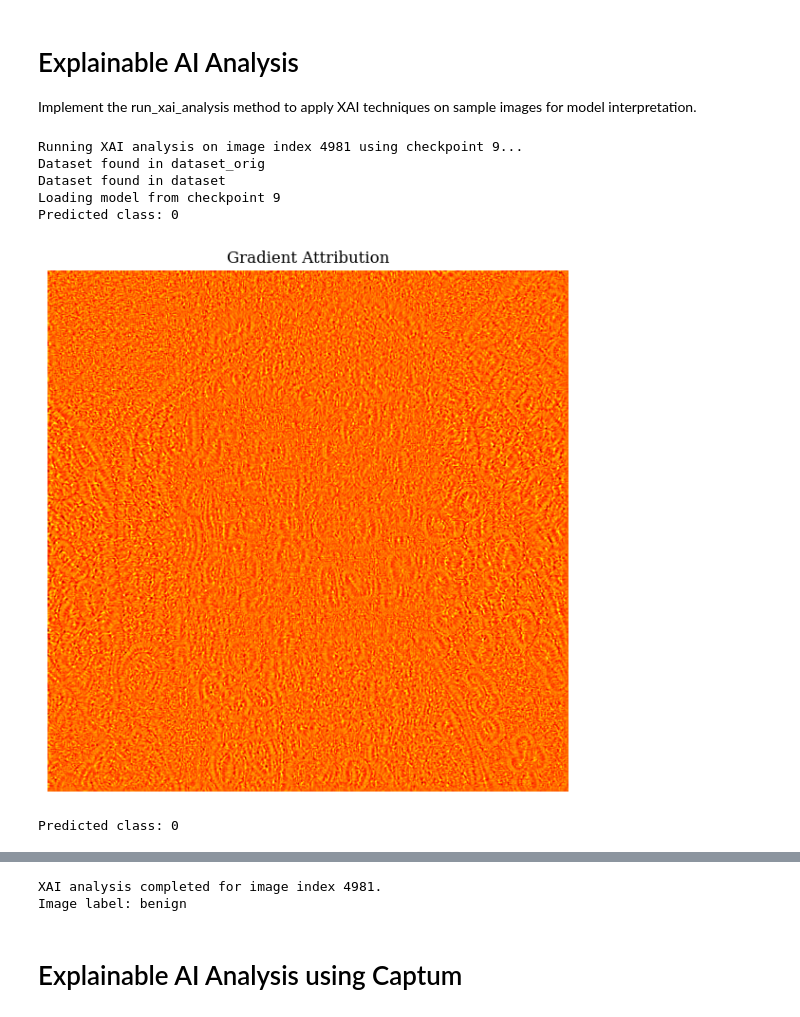
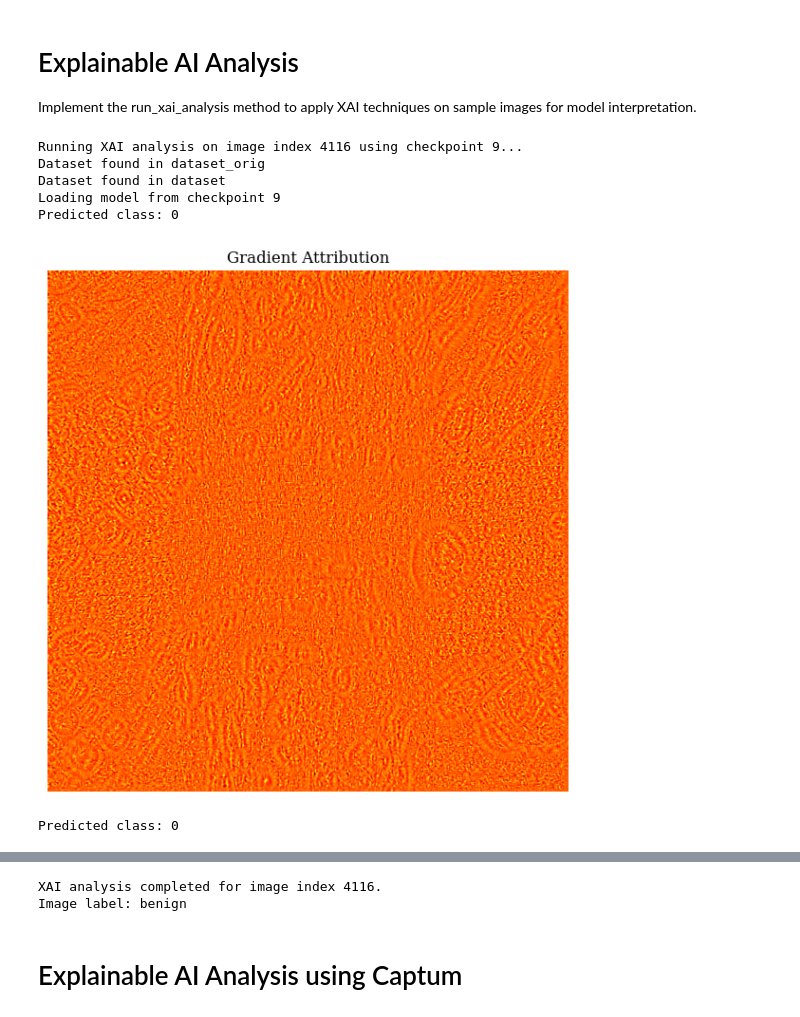
Before and after one commit to LorenzoMioso/VisualIntelligence, a Jupyter notebook: main.ipynb, the cells around one changed output, grey strips where cells are left out. Drawn from its saved outputs; the diff is of its cells as text; code cells hidden in the pictures.

```diff
--- a/main.ipynb
+++ b/main.ipynb
@@ -199,24 +199,24 @@ Implement the run_xai_analysis method to apply XAI techniques on sample images f
 # %%
 # Explainable AI Analysis: Apply XAI techniques on sample images for model interpretation
 
 # Specify the checkpoint ID and image index for analysis
 checkpoint_id = 9  # Specify the checkpoint ID to load the model
-image_idx = 4981  # Specify the index of the image to analyze
+image_idx = 4116  # Specify the index of the image to analyze
 
 # Run the XAI analysis using the run_xai_analysis method
 print(
     f"Running XAI analysis on image index {image_idx} using checkpoint {checkpoint_id}..."
 )
 image, label = runner.run_xai_analysis(checkpoint_id=checkpoint_id, idx=image_idx, show_original=False)
 
 # Display the analyzed image and its label
 print(f"XAI analysis completed for image index {image_idx}.")
 print(f"Image label: {label}")
 # %% [output]
-Running XAI analysis on image index 4981 using checkpoint 9...
+Running XAI analysis on image index 4116 using checkpoint 9...
 Dataset found in dataset_orig
 Dataset found in dataset
 Loading model from checkpoint 9
 Predicted class: 0
-[figure, old version]
+[figure, new version]
 Predicted class: 0
@@ -224,4 +224,4 @@ Predicted class: 0
-XAI analysis completed for image index 4981.
+XAI analysis completed for image index 4116.
 Image label: benign
 # %% [markdown]
 # Explainable AI Analysis using Captum
```
Also changed, not shown: parts of 4 cells of this notebook, 5 other files.
